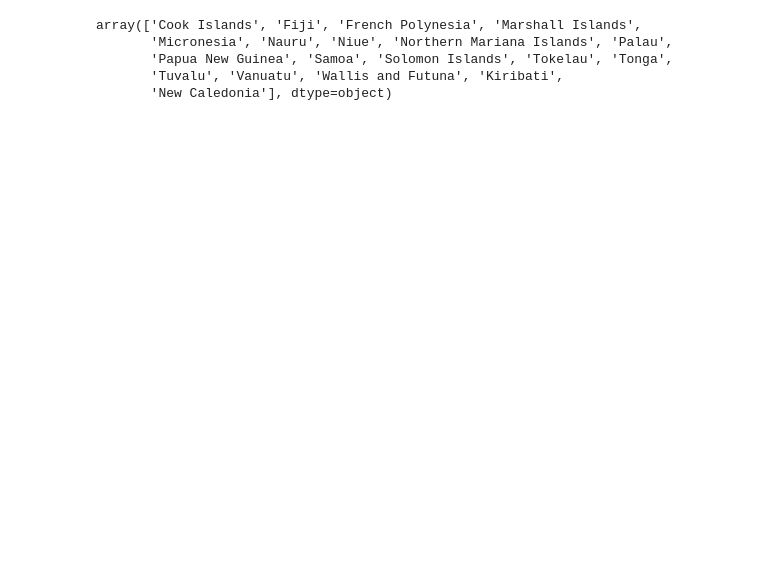
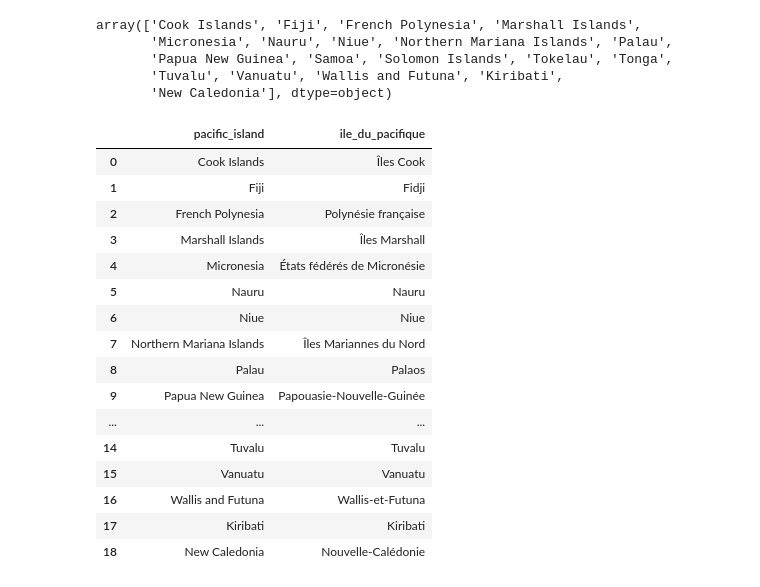
Before and after one commit to Ash12H/Data-viz-challenge-2024, a Jupyter notebook: notebooks/shapes/view.ipynb, the cells around one changed output. Cells and saved outputs as stored; diff of their text form; code cells hidden in the pictures; blank space fills up the shorter version.

```diff
--- a/notebooks/shapes/view.ipynb
+++ b/notebooks/shapes/view.ipynb
@@ -30,6 +30,26 @@ array(['Cook Islands', 'Fiji', 'French Polynesia', 'Marshall Islands',
        'Papua New Guinea', 'Samoa', 'Solomon Islands', 'Tokelau', 'Tonga',
        'Tuvalu', 'Vanuatu', 'Wallis and Futuna', 'Kiribati',
        'New Caledonia'], dtype=object)
+# %%
+file[["pacific_island", "ile_du_pacifique"]].to_dict("records")
+# %% [output]
+|  | pacific_island | ile_du_pacifique |
+| 0 | Cook Islands | Îles Cook |
+| 1 | Fiji | Fidji |
+| 2 | French Polynesia | Polynésie française |
+| 3 | Marshall Islands | Îles Marshall |
+| 4 | Micronesia | États fédérés de Micronésie |
+| 5 | Nauru | Nauru |
+| 6 | Niue | Niue |
+| 7 | Northern Mariana Islands | Îles Mariannes du Nord |
+| 8 | Palau | Palaos |
+| 9 | Papua New Guinea | Papouasie-Nouvelle-Guinée |
+| ... | ... | ... |
+| 14 | Tuvalu | Tuvalu |
+| 15 | Vanuatu | Vanuatu |
+| 16 | Wallis and Futuna | Wallis-et-Futuna |
+| 17 | Kiribati | Kiribati |
+| 18 | New Caledonia | Nouvelle-Calédonie |
 # %%
 file.explore()
 # %% [output]
```
Also changed, not shown: parts of 1 cell of this notebook, 13 other files.
